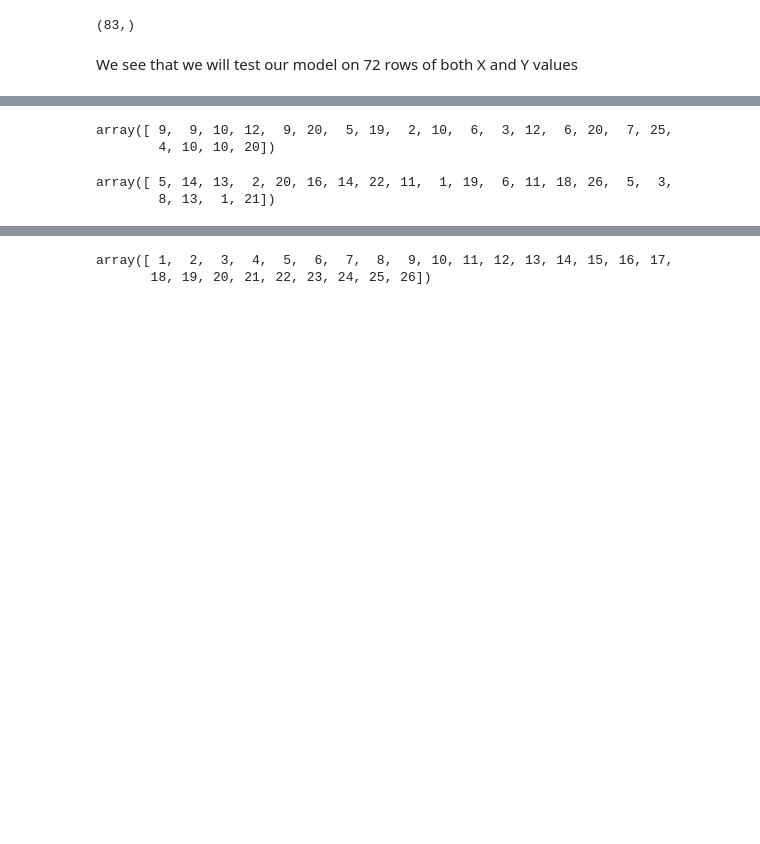
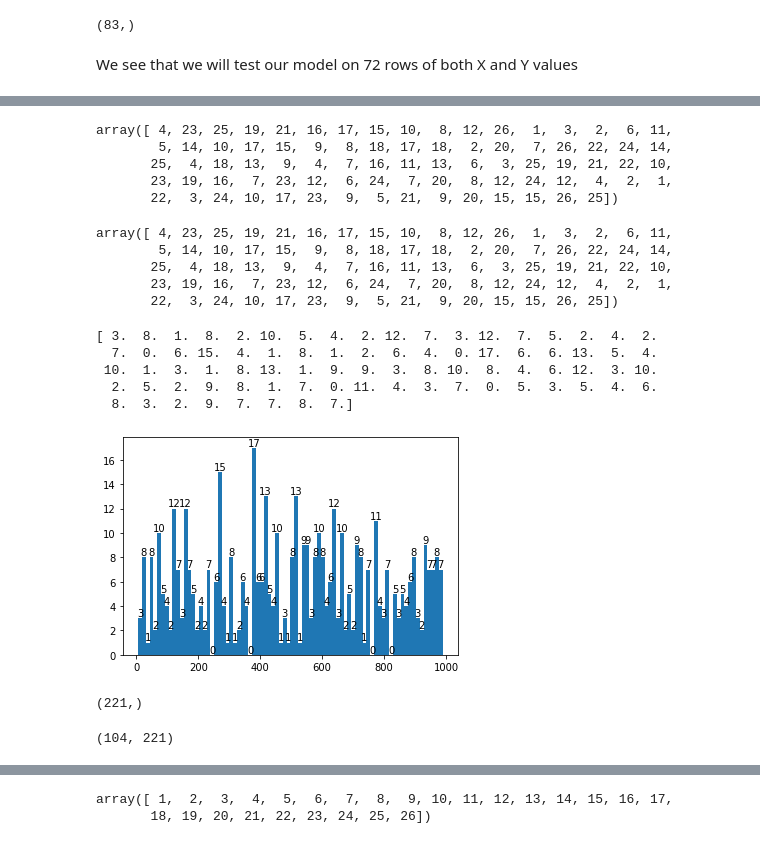
Before and after one commit to JNPauli/Banter, a Jupyter notebook: data/Support_Vector_Machine.ipynb, the cells around one changed output, grey strips where cells are left out. Saved outputs shown, nothing was run; the diff lists cells and outputs as text; code cells hidden in the pictures; blank space fills up the shorter version.

Commit message:
added code for extracting important features

```diff
--- a/data/Support_Vector_Machine.ipynb
+++ b/data/Support_Vector_Machine.ipynb
@@ -343,3 +343,7 @@ X_new.shape
 # %%
 from sklearn.model_selection import train_test_split
 X_train, X_test, y_train, y_test = train_test_split(X_, Y, test_size=0.2, random_state=42)
+# %%
+from sklearn import preprocessing
+scaler = preprocessing.StandardScaler()
+X_train_s = scaler.fit_transform(X_train)
@@ -357,7 +377,7 @@ We see that we will test our model on 72 rows of both X and Y values
 from sklearn.model_selection import StratifiedKFold
 from sklearn.model_selection import cross_val_score
 from sklearn.linear_model import LogisticRegression
-model = LogisticRegression(C = 1,multi_class='ovr')
+model = LogisticRegression(C= 1,multi_class='ovr', penalty = 'l1', solver = 'liblinear')
 # %%
-model.fit(X_train,y_train)
+model.fit(X_train_s,y_train)
 # %% [output]
@@ -419,10 +389,54 @@ sns.heatmap(cf_matrix, annot=True)
-# %%
-model.predict(X_test)
-# %% [output]
-array([ 9,  9, 10, 12,  9, 20,  5, 19,  2, 10,  6,  3, 12,  6, 20,  7, 25,
-        4, 10, 10, 20])
-# %%
-y_test
-# %% [output]
-array([ 5, 14, 13,  2, 20, 16, 14, 22, 11,  1, 19,  6, 11, 18, 26,  5,  3,
-        8, 13,  1, 21])
+# %%
+model.predict(X_train_s)
+# %% [output]
+array([ 4, 23, 25, 19, 21, 16, 17, 15, 10,  8, 12, 26,  1,  3,  2,  6, 11,
+        5, 14, 10, 17, 15,  9,  8, 18, 17, 18,  2, 20,  7, 26, 22, 24, 14,
+       25,  4, 18, 13,  9,  4,  7, 16, 11, 13,  6,  3, 25, 19, 21, 22, 10,
+       23, 19, 16,  7, 23, 12,  6, 24,  7, 20,  8, 12, 24, 12,  4,  2,  1,
+       22,  3, 24, 10, 17, 23,  9,  5, 21,  9, 20, 15, 15, 26, 25])
+# %%
+y_train
+# %% [output]
+array([ 4, 23, 25, 19, 21, 16, 17, 15, 10,  8, 12, 26,  1,  3,  2,  6, 11,
+        5, 14, 10, 17, 15,  9,  8, 18, 17, 18,  2, 20,  7, 26, 22, 24, 14,
+       25,  4, 18, 13,  9,  4,  7, 16, 11, 13,  6,  3, 25, 19, 21, 22, 10,
+       23, 19, 16,  7, 23, 12,  6, 24,  7, 20,  8, 12, 24, 12,  4,  2,  1,
+       22,  3, 24, 10, 17, 23,  9,  5, 21,  9, 20, 15, 15, 26, 25])
+# %%
+coef = model.coef_
+imp = []
+j= 0
+
+while j < 26:
+    for feature, coefficient in enumerate(coef[j]):
+        if coefficient > 0 or coefficient < 0:
+            imp.append(feature)
+            #print(feature,j)
+    j=j+1
+# %%
+#plt.hist(imp,density=False, bins = 60);
+
+counts, edges, bars = plt.hist(imp,density=False, bins = 80)
+#              ^
+
+plt.bar_label(bars);
+print(counts)
+# %% [output]
+[ 3.  8.  1.  8.  2. 10.  5.  4.  2. 12.  7.  3. 12.  7.  5.  2.  4.  2.
+  7.  0.  6. 15.  4.  1.  8.  1.  2.  6.  4.  0. 17.  6.  6. 13.  5.  4.
+ 10.  1.  3.  1.  8. 13.  1.  9.  9.  3.  8. 10.  8.  4.  6. 12.  3. 10.
+  2.  5.  2.  9.  8.  1.  7.  0. 11.  4.  3.  7.  0.  5.  3.  5.  4.  6.
+  8.  3.  2.  9.  7.  7.  8.  7.]
+[figure, added]
+# %%
+un = np.unique(imp)
+un.shape
+# %% [output]
+(221,)
+# %%
+X_imp = X_[:,[un]]
+X_imp.shape
+X_imp = np.reshape(X_imp, (104,221))
+X_imp.shape
+# %% [output]
+(104, 221)
```
Also changed, not shown: parts of 40 cells of this notebook.
